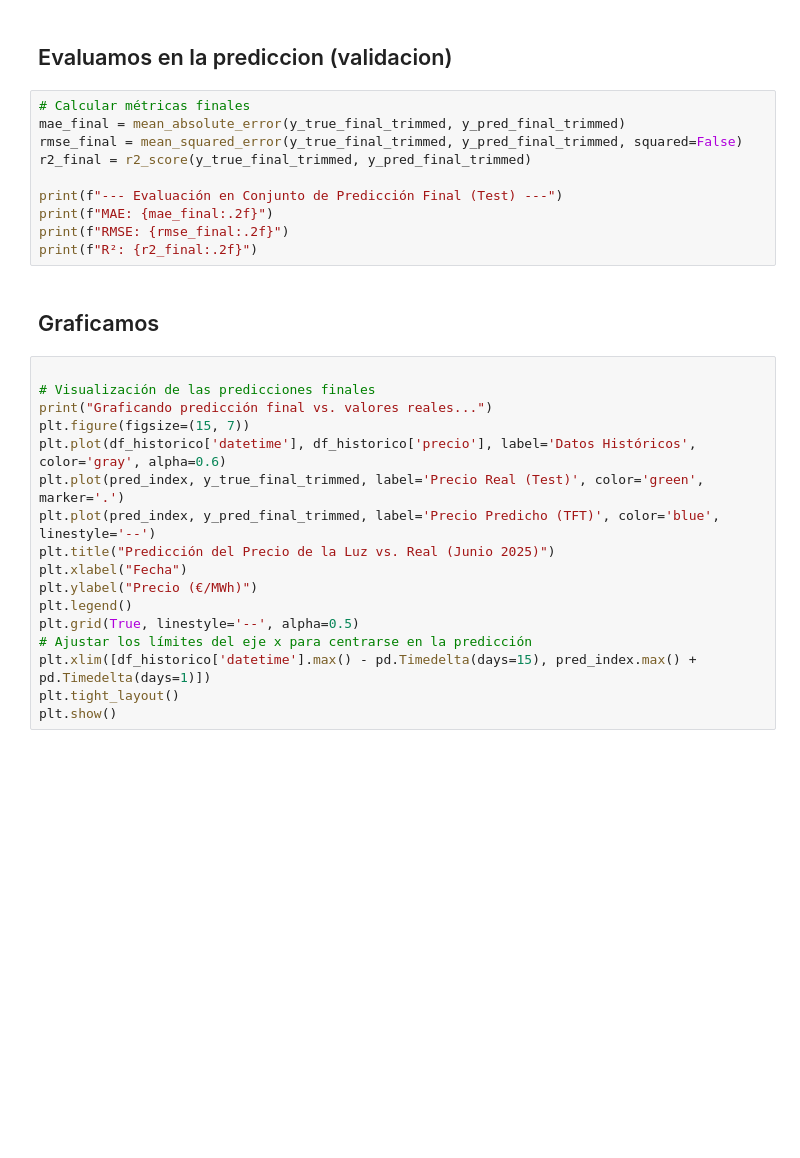
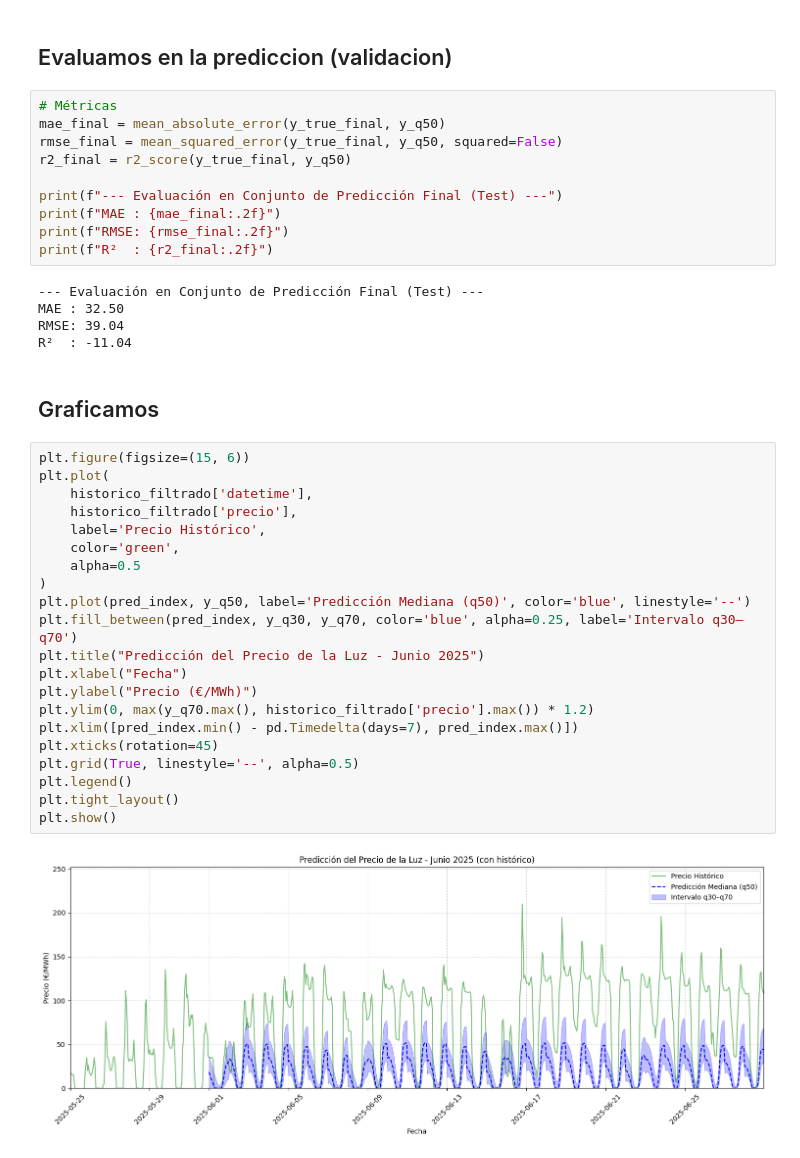
Before and after one commit to Alcamsod/Memoria, a Jupyter notebook: Codigos/modelos/TFT/TFT.ipynb, the cells around one changed output. Cells and saved outputs as stored; diff of their text form; blank space fills up the shorter version.

```diff
--- a/Codigos/modelos/TFT/TFT.ipynb
+++ b/Codigos/modelos/TFT/TFT.ipynb
@@ -535,31 +521,42 @@ IndexError: too many indices for tensor of dimension 1
 # %% [markdown]
 ## Evaluamos en la prediccion (validacion)
 # %%
-# Calcular métricas finales
-mae_final = mean_absolute_error(y_true_final_trimmed, y_pred_final_trimmed)
-rmse_final = mean_squared_error(y_true_final_trimmed, y_pred_final_trimmed, squared=False)
-r2_final = r2_score(y_true_final_trimmed, y_pred_final_trimmed)
+# Métricas
+mae_final = mean_absolute_error(y_true_final, y_q50)
+rmse_final = mean_squared_error(y_true_final, y_q50, squared=False)
+r2_final = r2_score(y_true_final, y_q50)
 
 print(f"--- Evaluación en Conjunto de Predicción Final (Test) ---")
-print(f"MAE: {mae_final:.2f}")
+print(f"MAE : {mae_final:.2f}")
 print(f"RMSE: {rmse_final:.2f}")
-print(f"R²: {r2_final:.2f}")
+print(f"R²  : {r2_final:.2f}")
+# %% [output]
+--- Evaluación en Conjunto de Predicción Final (Test) ---
+MAE : 32.50
+RMSE: 39.04
+R²  : -11.04
 # %% [markdown]
 ## Graficamos
 # %%
-
-# Visualización de las predicciones finales
-print("Graficando predicción final vs. valores reales...")
-plt.figure(figsize=(15, 7))
-plt.plot(df_historico['datetime'], df_historico['precio'], label='Datos Históricos', color='gray', alpha=0.6)
-plt.plot(pred_index, y_true_final_trimmed, label='Precio Real (Test)', color='green', marker='.')
-plt.plot(pred_index, y_pred_final_trimmed, label='Precio Predicho (TFT)', color='blue', linestyle='--')
-plt.title("Predicción del Precio de la Luz vs. Real (Junio 2025)")
+plt.figure(figsize=(15, 6))
+plt.plot(
+    historico_filtrado['datetime'],
+    historico_filtrado['precio'],
+    label='Precio Histórico',
+    color='green',
+    alpha=0.5
+)
+plt.plot(pred_index, y_q50, label='Predicción Mediana (q50)', color='blue', linestyle='--')
+plt.fill_between(pred_index, y_q30, y_q70, color='blue', alpha=0.25, label='Intervalo q30–q70')
+plt.title("Predicción del Precio de la Luz - Junio 2025")
 plt.xlabel("Fecha")
 plt.ylabel("Precio (€/MWh)")
+plt.ylim(0, max(y_q70.max(), historico_filtrado['precio'].max()) * 1.2)
+plt.xlim([pred_index.min() - pd.Timedelta(days=7), pred_index.max()])
+plt.xticks(rotation=45)
+plt.grid(True, linestyle='--', alpha=0.5)
 plt.legend()
-plt.grid(True, linestyle='--', alpha=0.5)
-# Ajustar los límites del eje x para centrarse en la predicción
-plt.xlim([df_historico['datetime'].max() - pd.Timedelta(days=15), pred_index.max() + pd.Timedelta(days=1)])
 plt.tight_layout()
 plt.show()
+# %% [output]
+[figure, added]
```
Also changed, not shown: parts of 15 cells of this notebook, 48 other files.
